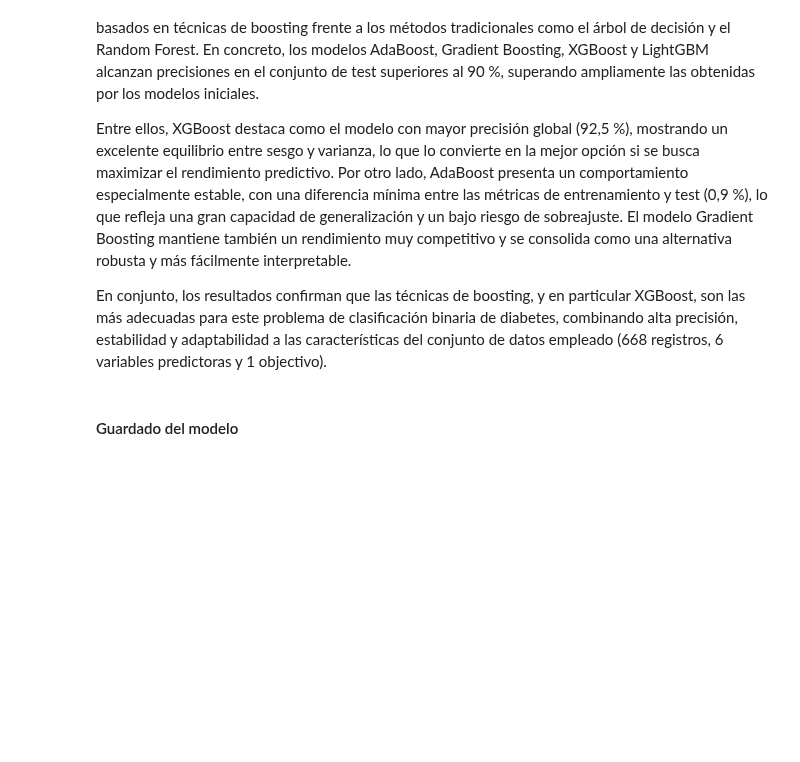
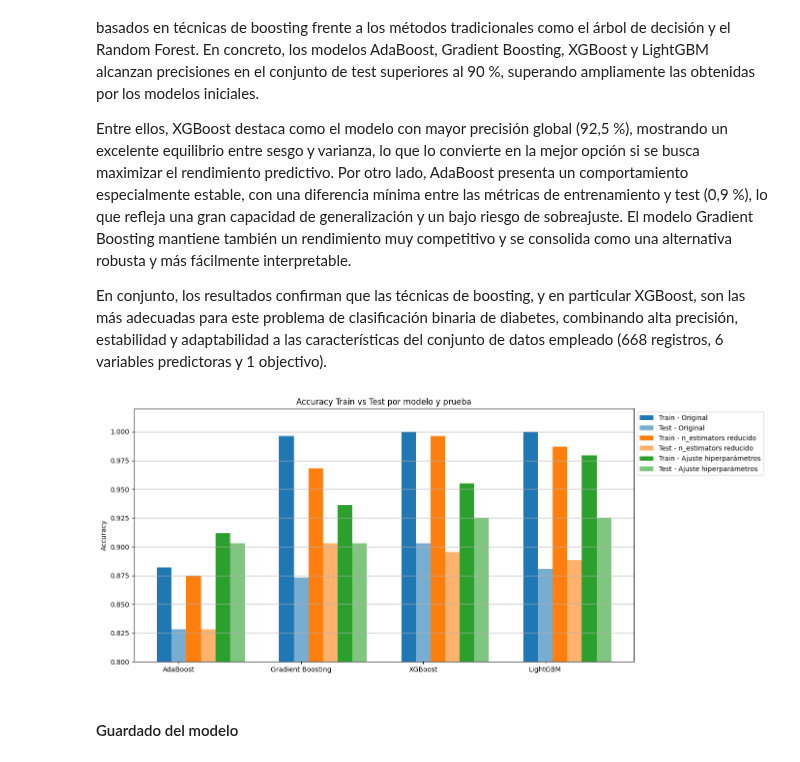
Before and after one commit to 4GeeksAcademy/kiliangil-Boosting-Prediciendo-diabetes, a Jupyter notebook: src/explore.ipynb, the cells around one changed output. Cells and saved outputs as stored; diff of their text form; code cells hidden in the pictures; blank space fills up the shorter version.

Commit message:
Boosting hecho y conclusiones redactadas

```diff
--- a/src/explore.ipynb
+++ b/src/explore.ipynb
@@ -318,6 +320,49 @@ Tras el ajuste de hiperparámetros, se observa una mejora notable en el rendimie
 Entre ellos, XGBoost destaca como el modelo con mayor precisión global (92,5 %), mostrando un excelente equilibrio entre sesgo y varianza, lo que lo convierte en la mejor opción si se busca maximizar el rendimiento predictivo. Por otro lado, AdaBoost presenta un comportamiento especialmente estable, con una diferencia mínima entre las métricas de entrenamiento y test (0,9 %), lo que refleja una gran capacidad de generalización y un bajo riesgo de sobreajuste. El modelo Gradient Boosting mantiene también un rendimiento muy competitivo y se consolida como una alternativa robusta y más fácilmente interpretable.
 
 En conjunto, los resultados confirman que las técnicas de boosting, y en particular XGBoost, son las más adecuadas para este problema de clasificación binaria de diabetes, combinando alta precisión, estabilidad y adaptabilidad a las características del conjunto de datos empleado (668 registros, 6 variables predictoras y 1 objectivo).
+# %%
+# Datos
+pruebas = ['Original', 'n_estimators reducido', 'Ajuste hiperparámetros']
+modelos = ['AdaBoost', 'Gradient Boosting', 'XGBoost', 'LightGBM']
+
+accuracy_train = [
+    [0.8820, 0.9963, 1.0, 1.0],
+    [0.8745, 0.9682, 0.9963, 0.9869],
+    [0.9119, 0.9363, 0.9551, 0.9794]
+]
+
+accuracy_test = [
+    [0.8284, 0.8731, 0.9030, 0.8806],
+    [0.8284, 0.9030, 0.8955, 0.8881],
+    [0.9030, 0.9030, 0.9254, 0.9254]
+]
+
+n_models = len(modelos)
+n_pruebas = len(pruebas)
+bar_width = 0.12
+
+# posiciones de cada grupo de barras por modelos
+x = np.arange(n_models)
+
+fig, ax = plt.subplots(figsize=(14,6))
+
+for i in range(n_pruebas):
+    # Offset para las 6 barras: -1.5*bar_width, -0.5*bar_width, 0.5*bar_width per Train, i + bar_width per Test
+    ax.bar(x - bar_width + i*bar_width*2, accuracy_train[i], width=bar_width, color=f'C{i}', label=f'Train - {pruebas[i]}')
+    ax.bar(x - bar_width + i*bar_width*2 + bar_width, accuracy_test[i], width=bar_width, color=f'C{i}', alpha=0.6, label=f'Test - {pruebas[i]}')
+
+
+ax.set_xticks(x)
+ax.set_xticklabels(modelos)
+ax.set_ylim(0.8,1.02)
+ax.set_ylabel('Accuracy')
+ax.set_title('Accuracy Train vs Test por modelo y prueba')
+ax.grid(axis='y')
+ax.legend(loc='upper left', bbox_to_anchor=(1,1))
+plt.tight_layout()
+plt.show()
+# %% [output]
+[figure, added]
 # %% [markdown]
 #### Guardado del modelo
 # %%
```
Also changed, not shown: parts of 4 cells of this notebook.
